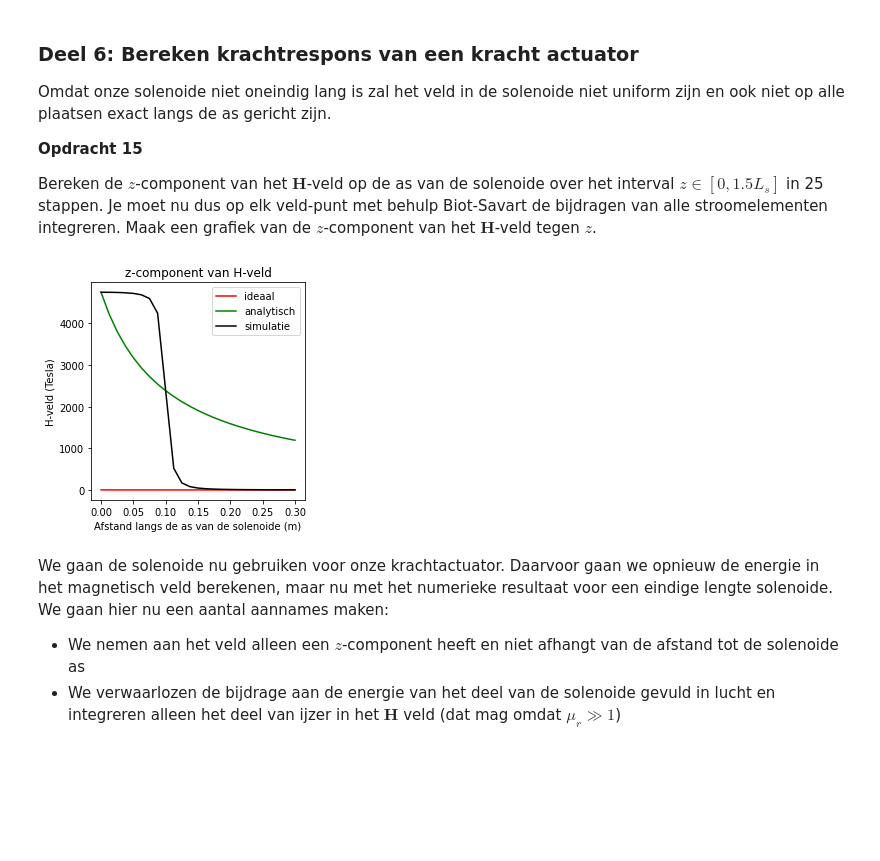
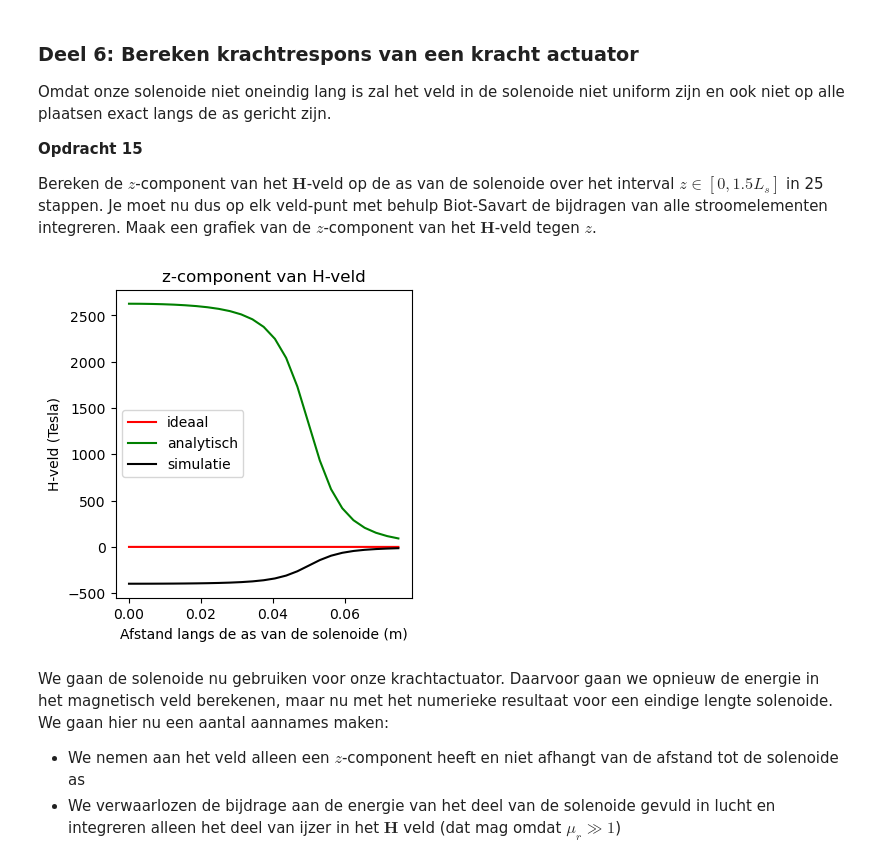
Before and after one commit to oprelo/opdrachten-DEF-D, a Jupyter notebook: DigitaleOntwerpopdrachten/2KrachtactuatorOpdracht/2KrachtactuatorOpdracht/KrachtactuatorOpdracht.ipynb, the cells around one changed output. Cells and saved outputs as stored; diff of their text form; code cells hidden in the pictures; blank space fills up the shorter version.

```diff
--- a/DigitaleOntwerpopdrachten/2KrachtactuatorOpdracht/2KrachtactuatorOpdracht/KrachtactuatorOpdracht.ipynb
+++ b/DigitaleOntwerpopdrachten/2KrachtactuatorOpdracht/2KrachtactuatorOpdracht/KrachtactuatorOpdracht.ipynb
@@ -401,10 +407,10 @@ a. Bereken het aantal omwentelingen van je draad, hierbij mag je aannemen dat de
 b. Bereken de $x$, $y$ en $z$ coordinaten.\
 c. Bereken de spoed, in eenheden van aantal omwentelingen per meter, en print dit.
 # %%
-l_draad = 10 # Lengte draad
+l_draad = l_d # Lengte draad
 r_sol = 0.01 # Straal solenoide
-L_sol = 0.2 # Lengte solenoide
-N = 100000 # Aantal wikkeling
+L_sol = 0.1 # Lengte solenoide
+N = 900 # Aantal wikkeling
 N_wikkeling = l_draad/(2*np.pi*r_sol)
 
 x,y,z =  parametrisatie(N,r_sol,N_wikkeling,L_sol)
@@ -454,49 +462,52 @@ Omdat onze solenoide niet oneindig lang is zal het veld in de solenoide niet uni
 
 Bereken de $z$-component van het $\mathbf{H}$-veld op de as van de solenoide over het interval $z \in [0, 1.5L_s]$ in 25 stappen. Je moet nu dus op elk veld-punt met behulp Biot-Savart de bijdragen van alle stroomelementen integreren. Maak een grafiek van de $z$-component van het $\mathbf{H}$-veld tegen $z$.
 # %%
+
+I = 0.5
 n_ax=25
-z_ax=np.linspace(0, 1.5*L_sol, n_ax)
+z_ax=np.linspace(0, 1.5*L_sol/2, n_ax)
 H_ax=np.zeros((n_ax,1))
 r_source = np.array([x,y,z]).T
 L_new = np.concatenate((L,[[0,0,0]]),axis=0)
 L_pref = np.concatenate(([[0,0,0]],L),axis=0)
 dl = (L_new - L_pref)[1:-1,:]
 dl = np.append(dl,[dl[-1,:]],axis=0)
+
 
 #for i_field in range(n_ax):
 #    print(f"\rIfield =  {i_field}", end="") # Print welk element van het veld nu berekend wordt.
 #    r_field = np.array([0,0,z_ax[i_field]])
 #    Hsimulated=np.array([0,0,0], dtype='float64')
 #    for i_source in np.arange(1, n_ax):
 #        Hsimulated += field_current_element(r_field, r_source[i_source], dl[i_source],I)
 #        print(f"Ifield =  {i_field}", end="")
 
     # selecting the z-component
 #    H_ax[i_field,0]=Hsimulated[2]/mu_0
 
 H_veld_ideaal=analytical_answer*np.ones(n_ax)*(1.0*(z_ax < L_sol/2))
 # dit is nog een aardige analytische uitdrukking die je kan uitrekenen voor de z-component op de as van een solenoide met eindige lengte
-H_veld_analytisch=(N_wikkeling*I/L_sol/2)*((L_sol/2-z_ax)/np.sqrt((z_ax+L_sol/2)**2 + r_sol**2)+(L_sol/2+z_ax)/np.sqrt((z_ax+L_sol/2)**2 + r_sol**2))
+H_veld_analytisch=(N_wikkeling*I/L_sol/2)*((L_sol/2-z_ax)/np.sqrt((z_ax-L_sol/2)**2 + r_sol**2)+(L_sol/2+z_ax)/np.sqrt((z_ax+L_sol/2)**2 + r_sol**2))
 
 
 x_cords, y_cords, z_cords = np.meshgrid(0,0,z_ax)
 r_field = np.array([x_cords,y_cords,z_cords]).T
 r_field = r_field[:,0,0,:]
 
 H_field, H_array = field_current(r_field, L, I)
 
 plt.figure(figsize=[13,4])
 plt.subplot(131)
 plt.title('z-component van H-veld')
 plt.plot(z_ax, H_veld_ideaal, '-r', label='ideaal')
 plt.plot(z_ax, H_veld_analytisch, '-g', label='analytisch')
 plt.plot(z_ax, H_field[:,2], '-k', label='simulatie')
 plt.xlabel('Afstand langs de as van de solenoide (m)')
 plt.legend()
 plt.ylabel('H-veld (Tesla)')
 plt.show()
 # %% [output]
-[figure, old version]
+[figure, new version]
 # %% [markdown]
 
 We gaan de solenoide nu gebruiken voor onze krachtactuator. Daarvoor gaan we opnieuw de energie in het magnetisch veld berekenen, maar nu met het numerieke resultaat voor een eindige lengte solenoide. We gaan hier nu een aantal aannames maken:
```
Also changed, not shown: parts of 15 cells of this notebook, 2 other files.
